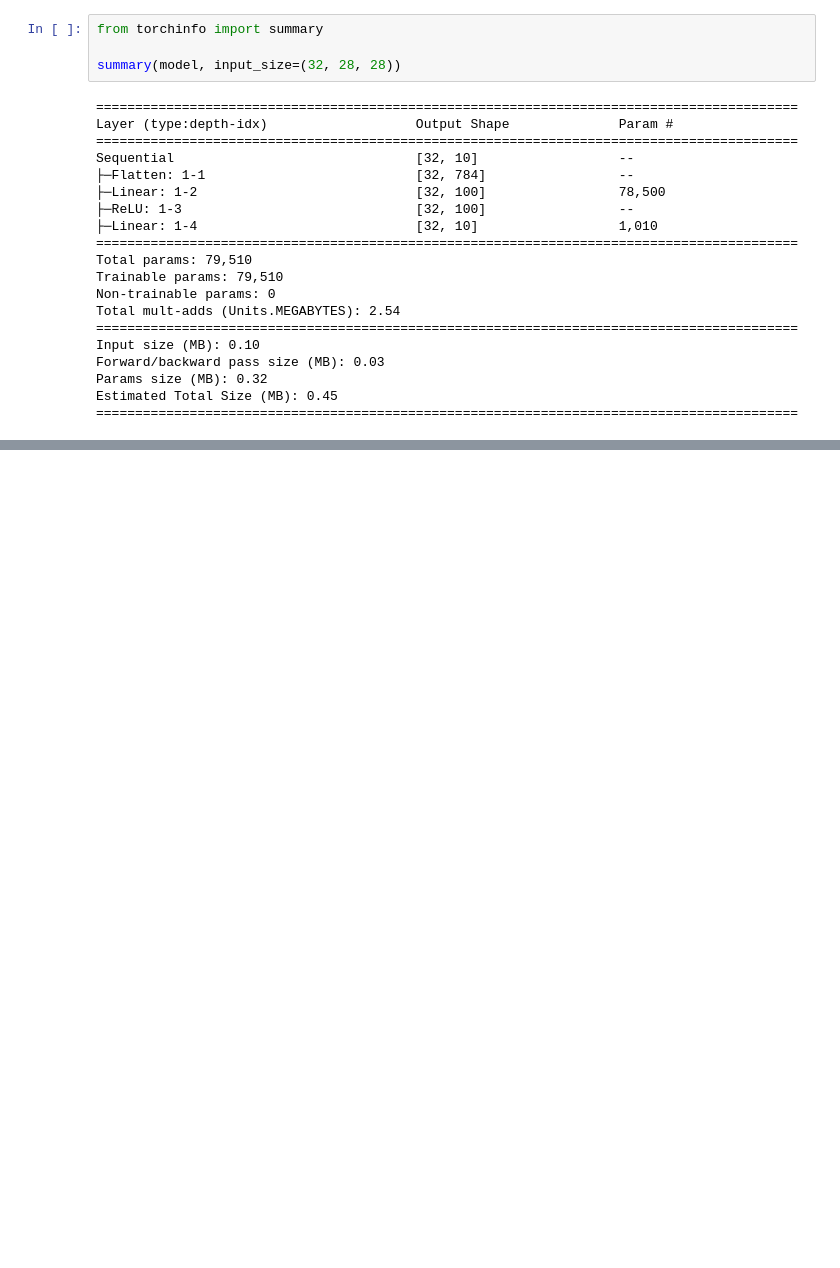
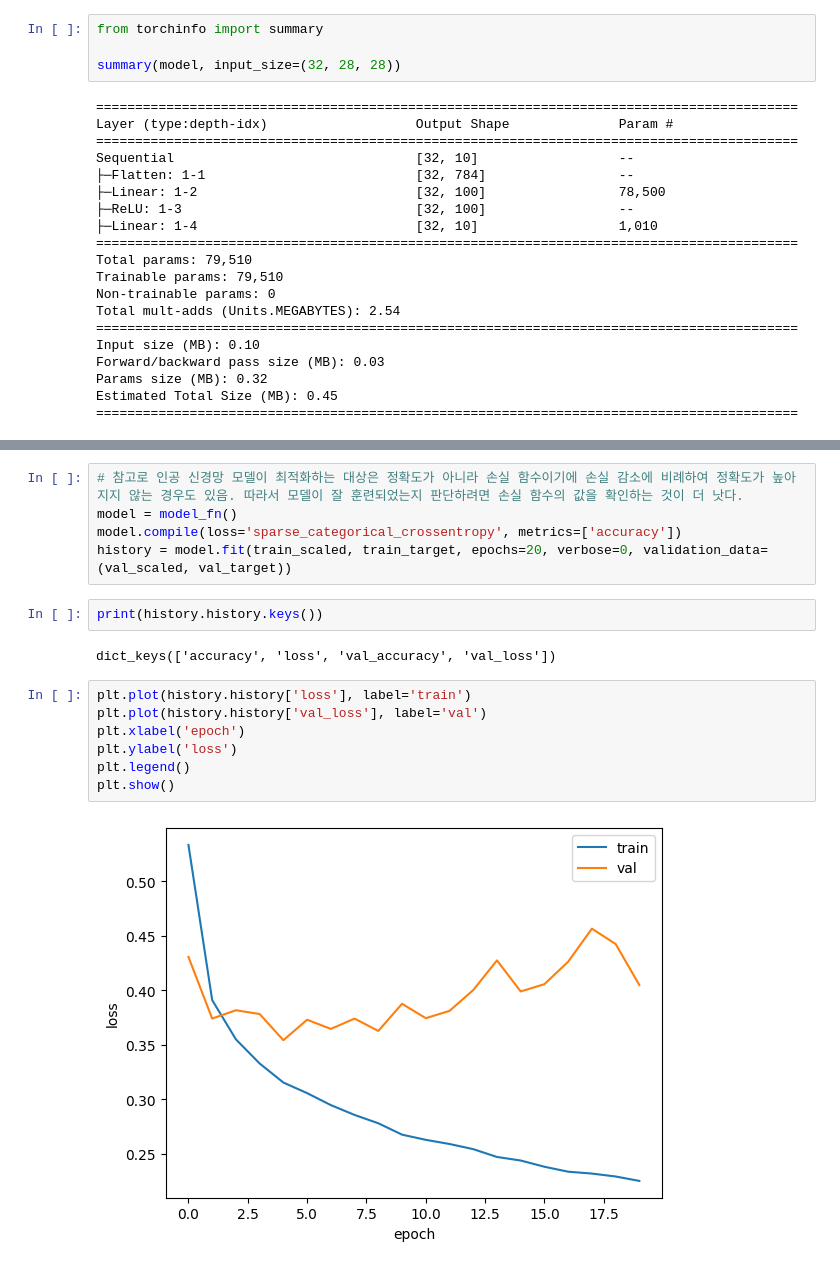
Before and after one commit to DelosIndustry/HongongML-DL_stduy, a Jupyter notebook: hongongDLch7.ipynb, the cells around one changed output, grey strips where cells are left out. Drawn from its saved outputs; the diff is of its cells as text; blank space fills up the shorter version.

```diff
--- a/hongongDLch7.ipynb
+++ b/hongongDLch7.ipynb
@@ -449,0 +597,18 @@ Estimated Total Size (MB): 0.45
+# %%
+# 참고로 인공 신경망 모델이 최적화하는 대상은 정확도가 아니라 손실 함수이기에 손실 감소에 비례하여 정확도가 높아지지 않는 경우도 있음. 따라서 모델이 잘 훈련되었는지 판단하려면 손실 함수의 값을 확인하는 것이 더 낫다.
+model = model_fn()
+model.compile(loss='sparse_categorical_crossentropy', metrics=['accuracy'])
+history = model.fit(train_scaled, train_target, epochs=20, verbose=0, validation_data=(val_scaled, val_target))
+# %%
+print(history.history.keys())
+# %% [output]
+dict_keys(['accuracy', 'loss', 'val_accuracy', 'val_loss'])
+# %%
+plt.plot(history.history['loss'], label='train')
+plt.plot(history.history['val_loss'], label='val')
+plt.xlabel('epoch')
+plt.ylabel('loss')
+plt.legend()
+plt.show()
+# %% [output]
+[figure, added]
```
Also changed, not shown: parts of 38 cells of this notebook, 3 other files.
